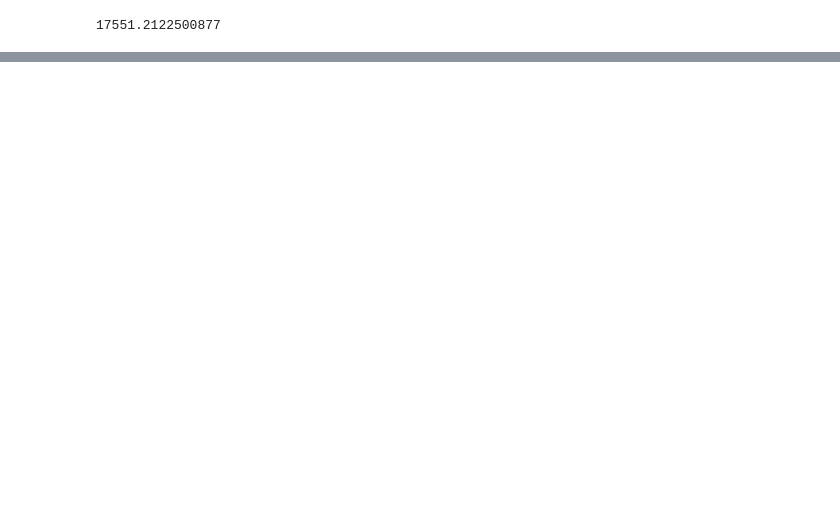
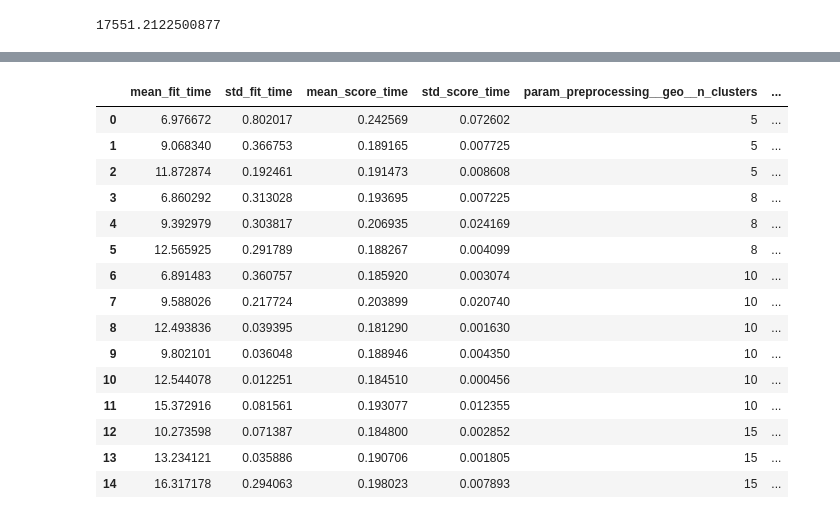
Before and after one commit to 19mddill/ML_Aurelien, a Jupyter notebook: california_housing.ipynb, the cells around one changed output, grey strips where cells are left out. Drawn from its saved outputs; the diff is of its cells as text; code cells hidden in the pictures; blank space fills up the shorter version.

```diff
--- a/california_housing.ipynb
+++ b/california_housing.ipynb
@@ -1143,0 +1132,21 @@ dtype: float64
+# %%
+from sklearn.ensemble import RandomForestRegressor
+from sklearn.model_selection import GridSearchCV
+from tempfile import mkdtemp
+import shutil
+
+cachedir = mkdtemp()
+
+full_pipeline = Pipeline([
+    ("preprocessing", preprocessing),
+    ("random_forest", RandomForestRegressor(random_state=42)),
+],memory=cachedir)
+param_grid = [
+    {'preprocessing__geo__n_clusters': [5, 8, 10],
+     'random_forest__max_features': [4, 6, 8]},
+    {'preprocessing__geo__n_clusters': [10, 15],
+     'random_forest__max_features': [6, 8, 10]},
+]
+grid_search = GridSearchCV(full_pipeline, param_grid, cv=3,
+                           scoring='neg_root_mean_squared_error')
+grid_search.fit(housing, housing_labels)
@@ -1143,0 +1197,21 @@ dtype: float64
+# %%
+cv_res = pd.DataFrame(grid_search.cv_results_)
+# %%
+cv_res
+# %% [output]
+|  | mean_fit_time | std_fit_time | mean_score_time | std_score_time | param_preprocessing__geo__n_clusters | ... |
+| 0 | 6.976672 | 0.802017 | 0.242569 | 0.072602 | 5 | ... |
+| 1 | 9.068340 | 0.366753 | 0.189165 | 0.007725 | 5 | ... |
+| 2 | 11.872874 | 0.192461 | 0.191473 | 0.008608 | 5 | ... |
+| 3 | 6.860292 | 0.313028 | 0.193695 | 0.007225 | 8 | ... |
+| 4 | 9.392979 | 0.303817 | 0.206935 | 0.024169 | 8 | ... |
+| 5 | 12.565925 | 0.291789 | 0.188267 | 0.004099 | 8 | ... |
+| 6 | 6.891483 | 0.360757 | 0.185920 | 0.003074 | 10 | ... |
+| 7 | 9.588026 | 0.217724 | 0.203899 | 0.020740 | 10 | ... |
+| 8 | 12.493836 | 0.039395 | 0.181290 | 0.001630 | 10 | ... |
+| 9 | 9.802101 | 0.036048 | 0.188946 | 0.004350 | 10 | ... |
+| 10 | 12.544078 | 0.012251 | 0.184510 | 0.000456 | 10 | ... |
+| 11 | 15.372916 | 0.081561 | 0.193077 | 0.012355 | 10 | ... |
+| 12 | 10.273598 | 0.071387 | 0.184800 | 0.002852 | 15 | ... |
+| 13 | 13.234121 | 0.035886 | 0.190706 | 0.001805 | 15 | ... |
+| 14 | 16.317178 | 0.294063 | 0.198023 | 0.007893 | 15 | ... |
```
Also changed, not shown: parts of 11 cells of this notebook.
